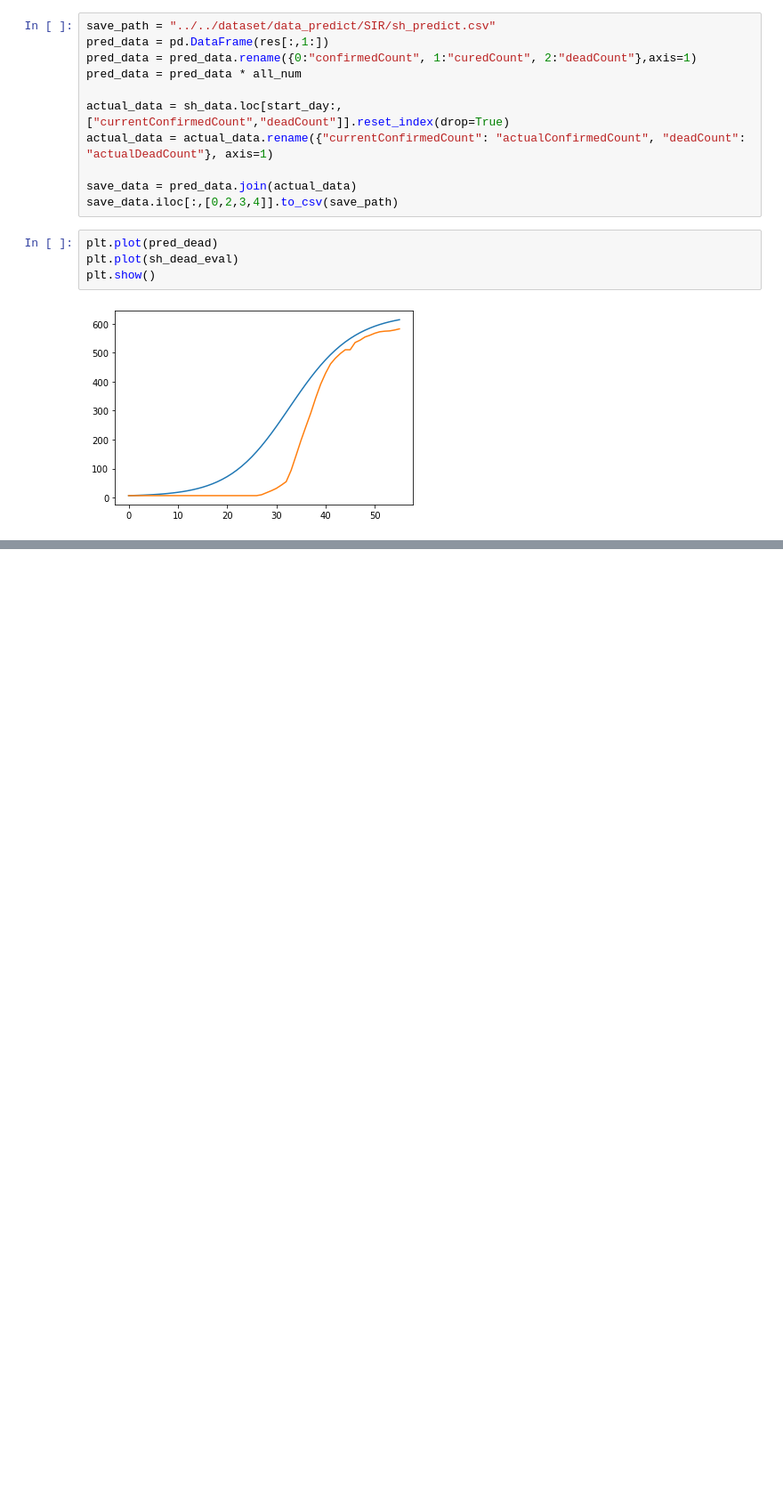
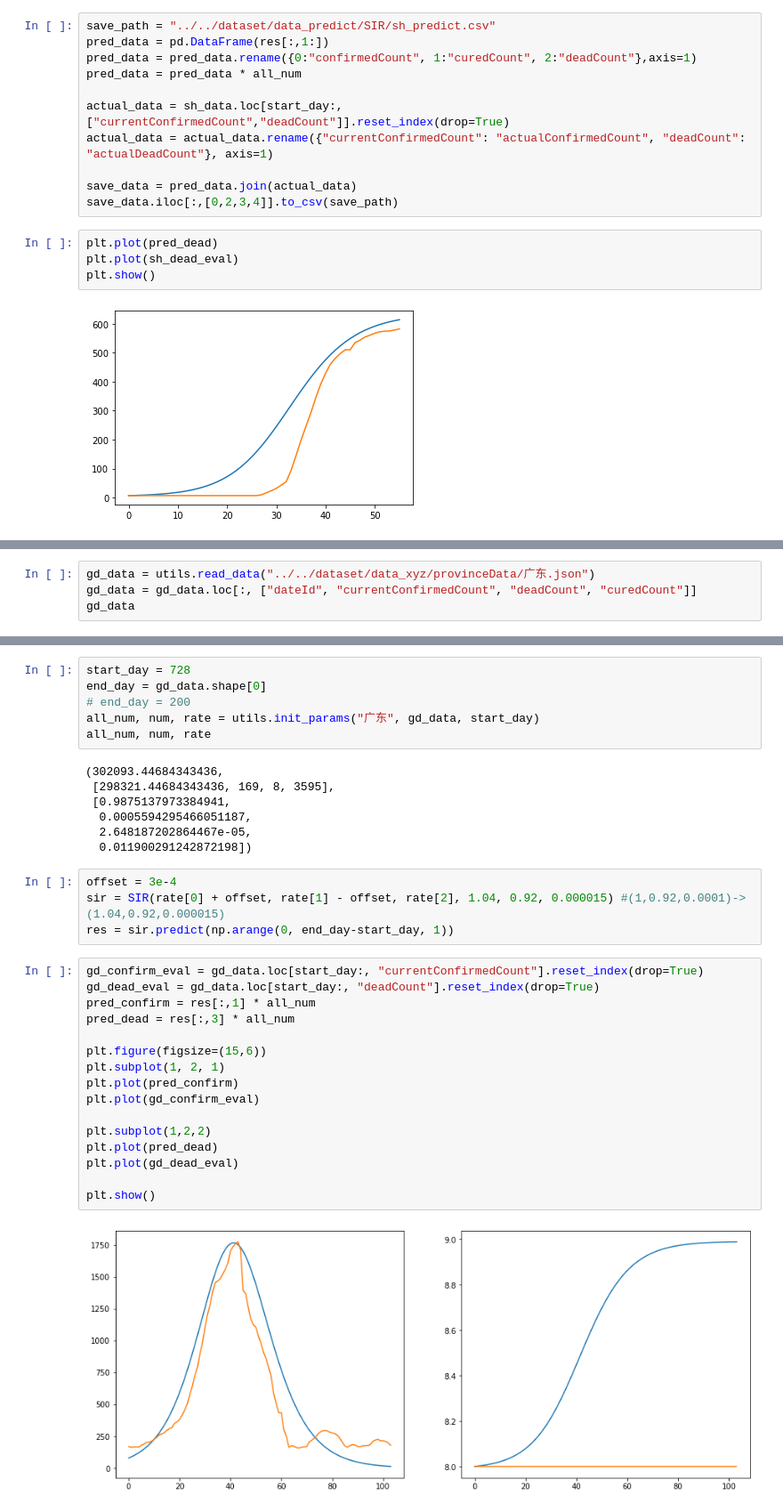
Before and after one commit to ObsisMc/Covid-19-Analysis, a Jupyter notebook: model/SIR/predict.ipynb, the cells around one changed output, grey strips where cells are left out. Shown: that part at 89% size. Cells and saved outputs as stored; diff of their text form; blank space fills up the shorter version.

Commit message:
finish predict guangdong

```diff
--- a/model/SIR/predict.ipynb
+++ b/model/SIR/predict.ipynb
@@ -98,0 +90,4 @@ IndexError: too many indices for array: array is 1-dimensional, but 2 were index
+# %%
+gd_data = utils.read_data("../../dataset/data_xyz/provinceData/广东.json")
+gd_data = gd_data.loc[:, ["dateId", "currentConfirmedCount", "deadCount", "curedCount"]]
+gd_data
@@ -98,0 +108,35 @@ IndexError: too many indices for array: array is 1-dimensional, but 2 were index
+# %%
+start_day = 728
+end_day = gd_data.shape[0]
+# end_day = 200
+all_num, num, rate = utils.init_params("广东", gd_data, start_day)
+all_num, num, rate
+# %% [output]
+(302093.44684343436,
+ [298321.44684343436, 169, 8, 3595],
+ [0.9875137973384941,
+  0.0005594295466051187,
+  2.648187202864467e-05,
+  0.011900291242872198])
+# %%
+offset = 3e-4
+sir = SIR(rate[0] + offset, rate[1] - offset, rate[2], 1.04, 0.92, 0.000015) #(1,0.92,0.0001)->(1.04,0.92,0.000015)
+res = sir.predict(np.arange(0, end_day-start_day, 1))
+# %%
+gd_confirm_eval = gd_data.loc[start_day:, "currentConfirmedCount"].reset_index(drop=True)
+gd_dead_eval = gd_data.loc[start_day:, "deadCount"].reset_index(drop=True)
+pred_confirm = res[:,1] * all_num
+pred_dead = res[:,3] * all_num
+
+plt.figure(figsize=(15,6))
+plt.subplot(1, 2, 1)
+plt.plot(pred_confirm)
+plt.plot(gd_confirm_eval)
+
+plt.subplot(1,2,2)
+plt.plot(pred_dead)
+plt.plot(gd_dead_eval)
+
+plt.show()
+# %% [output]
+[figure, added]
```
Also changed, not shown: parts of 5 cells of this notebook, 1 other file.
